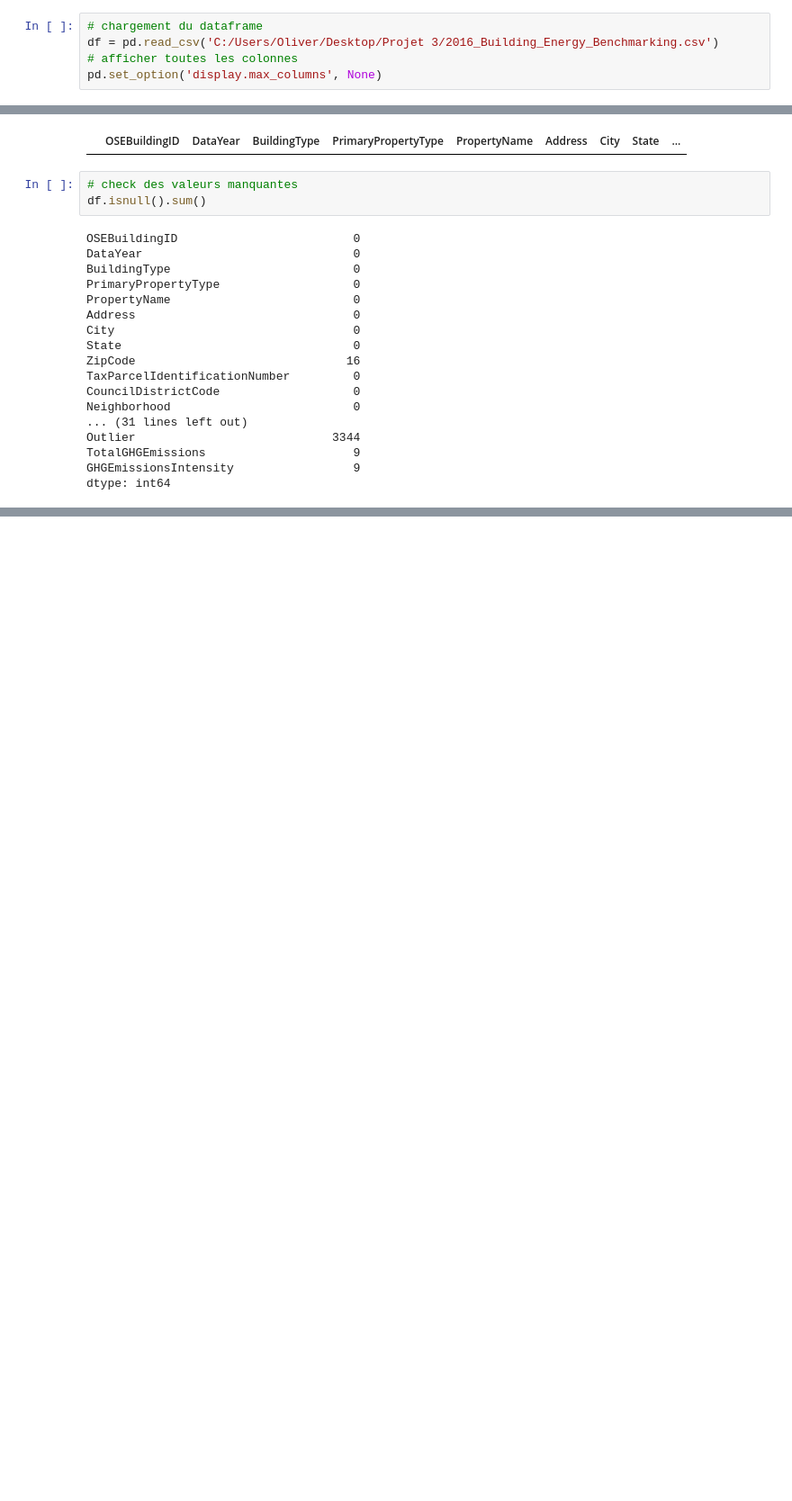
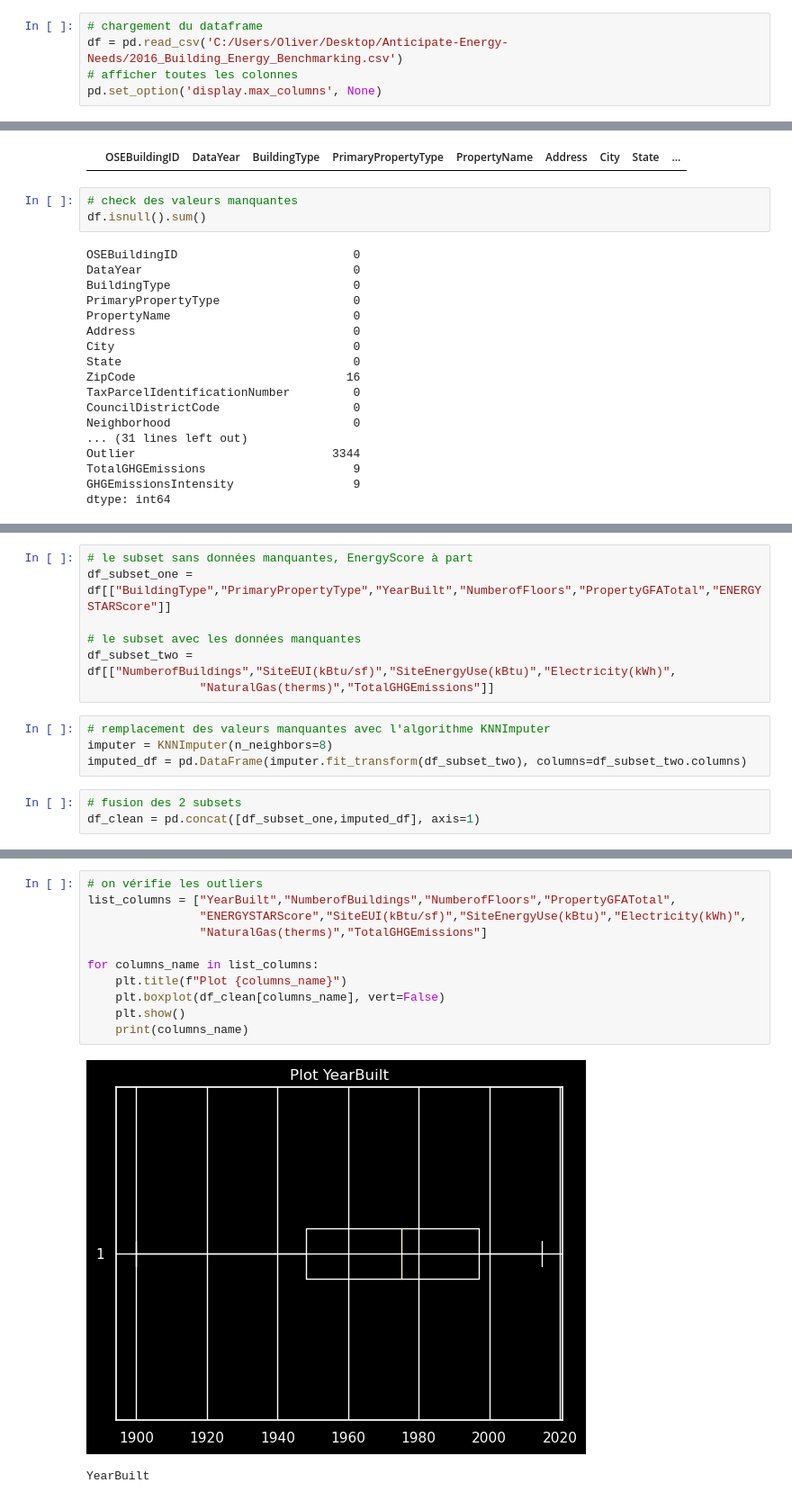
Before and after one commit to random-agile/Anticipate-Energy-Needs, a Jupyter notebook: Projet_3_Data_Cleaning.ipynb, the cells around one changed output, grey strips where cells are left out. Shown at 90% size. Saved outputs shown, nothing was run; the diff lists cells and outputs as text; blank space fills up the shorter version.

Commit message:
Data Cleaning part 1

```diff
--- a/Projet_3_Data_Cleaning.ipynb
+++ b/Projet_3_Data_Cleaning.ipynb
@@ -7,6 +27,6 @@ import seaborn as sns
 # %%
 # chargement du dataframe
-df = pd.read_csv('C:/Users/Oliver/Desktop/Projet 3/2016_Building_Energy_Benchmarking.csv')
+df = pd.read_csv('C:/Users/Oliver/Desktop/Anticipate-Energy-Needs/2016_Building_Energy_Benchmarking.csv')
 # afficher toutes les colonnes
 pd.set_option('display.max_columns', None)
 # %%
@@ -67,0 +140,14 @@ df_subset = df[["BuildingType",""]]
+# %%
+# le subset sans données manquantes, EnergyScore à part
+df_subset_one = df[["BuildingType","PrimaryPropertyType","YearBuilt","NumberofFloors","PropertyGFATotal","ENERGYSTARScore"]]
+
+# le subset avec les données manquantes
+df_subset_two = df[["NumberofBuildings","SiteEUI(kBtu/sf)","SiteEnergyUse(kBtu)","Electricity(kWh)",
+                "NaturalGas(therms)","TotalGHGEmissions"]]
+# %%
+# remplacement des valeurs manquantes avec l'algorithme KNNImputer
+imputer = KNNImputer(n_neighbors=8)
+imputed_df = pd.DataFrame(imputer.fit_transform(df_subset_two), columns=df_subset_two.columns)
+# %%
+# fusion des 2 subsets
+df_clean = pd.concat([df_subset_one,imputed_df], axis=1)
@@ -67,0 +158,14 @@ df_subset = df[["BuildingType",""]]
+# %%
+# on vérifie les outliers
+list_columns = ["YearBuilt","NumberofBuildings","NumberofFloors","PropertyGFATotal",
+                "ENERGYSTARScore","SiteEUI(kBtu/sf)","SiteEnergyUse(kBtu)","Electricity(kWh)",
+                "NaturalGas(therms)","TotalGHGEmissions"]
+
+for columns_name in list_columns:
+    plt.title(f"Plot {columns_name}")
+    plt.boxplot(df_clean[columns_name], vert=False)
+    plt.show()
+    print(columns_name)
+# %% [output]
+[figure, added]
+YearBuilt
```
Also changed, not shown: parts of 16 cells of this notebook, 1 other file.
